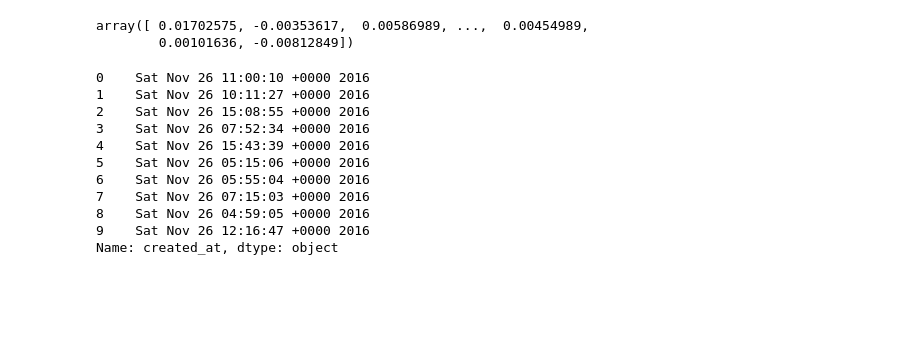
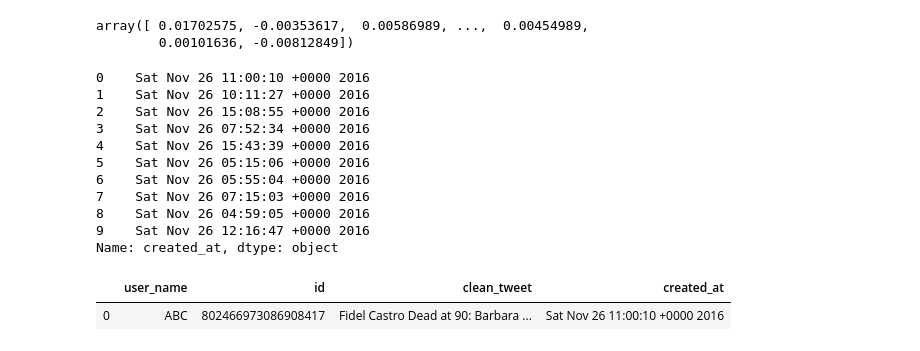
Before and after one commit to zchao3LA/MediaSentiment, a Jupyter notebook: code/MediaRegression.ipynb, the cells around one changed output. Cells and saved outputs as stored; diff of their text form; code cells hidden in the pictures; blank space fills up the shorter version.

```diff
--- a/code/MediaRegression.ipynb
+++ b/code/MediaRegression.ipynb
@@ -219,4 +219,7 @@ tweets_df['created_at'].head(10)
 9    Sat Nov 26 12:16:47 +0000 2016
 Name: created_at, dtype: object
 # %%
-a = tweets_df.head(1)
+tweets_df.head(1)
+# %% [output]
+|  | user_name | id | clean_tweet | created_at |
+| 0 | ABC | 802466973086908417 | Fidel Castro Dead at 90: Barbara ... | Sat Nov 26 11:00:10 +0000 2016 |
```
Also changed, not shown: parts of 3 cells of this notebook, 3 other files.
